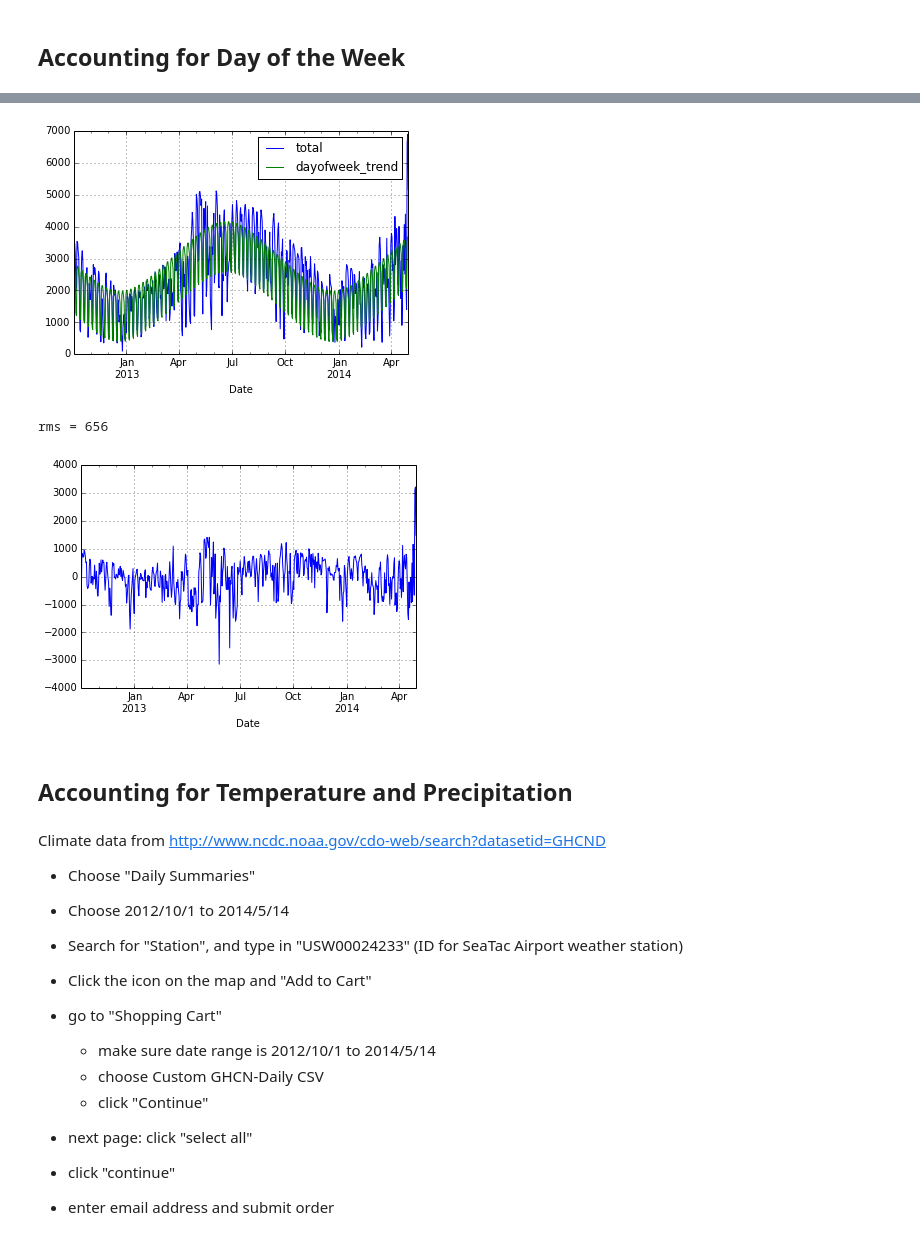
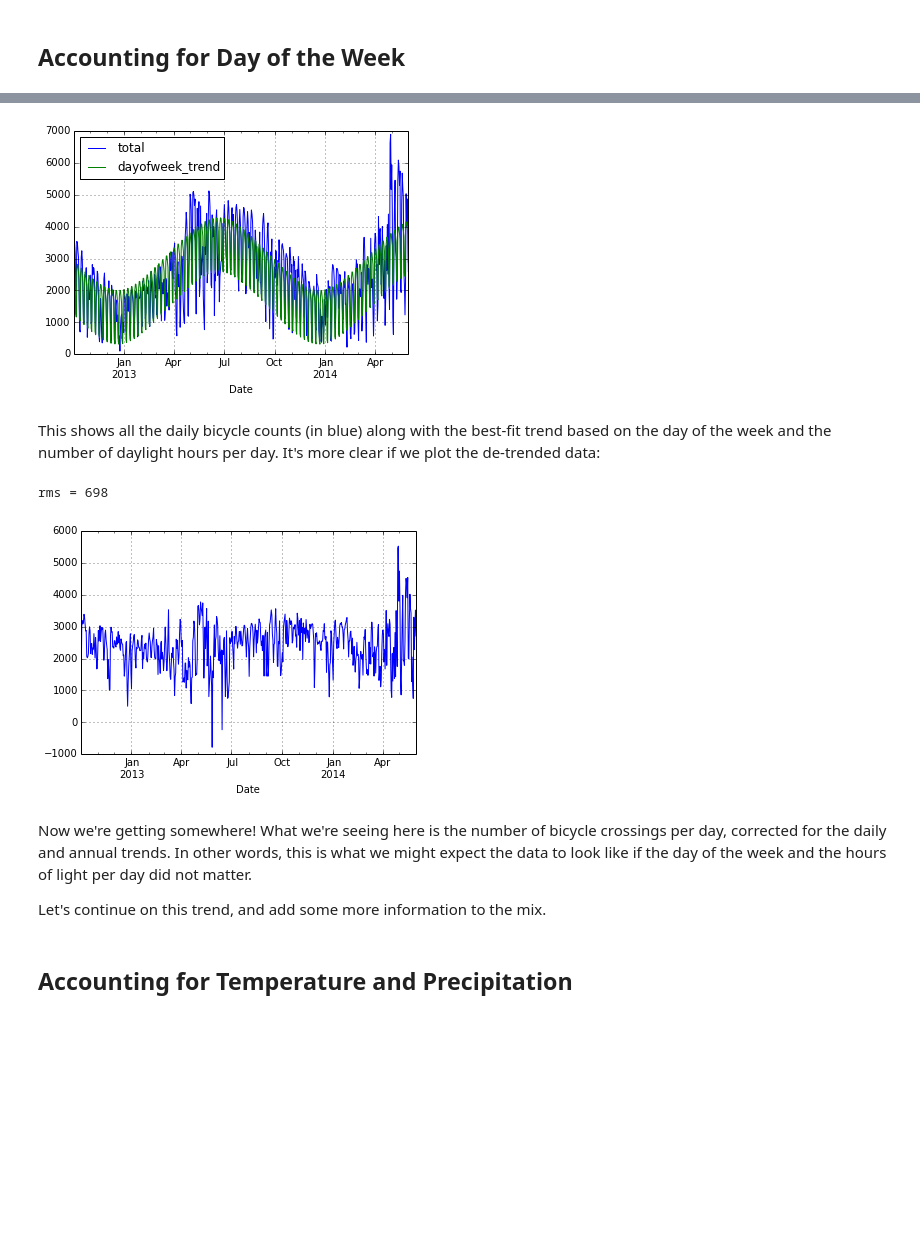
Before and after one commit to jakevdp/SeattleBike, a Jupyter notebook: SeattleCycling.ipynb, the cells around one changed output, grey strips where cells are left out. Saved outputs shown, nothing was run; the diff lists cells and outputs as text; code cells hidden in the pictures; blank space fills up the shorter version.

```diff
--- a/SeattleCycling.ipynb
+++ b/SeattleCycling.ipynb
@@ -105,0 +191,3 @@ daily['daylight'] = map(hours_of_daylight, daily.index)
+# %%
+days = ['Mon', 'Tues', 'Wed', 'Thurs', 'Fri', 'Sat', 'Sun']
+daily['dayofweek'] = daily['total'].index.dayofweek
@@ -106,8 +207,9 @@ daily['daylight'] = map(hours_of_daylight, daily.index)
 # %%
-days = ['Mon', 'Tues', 'Wed', 'Thurs', 'Fri', 'Sat', 'Sun']
+# Add one-hot indicators of
 for i in range(7):
     daily[days[i]] = (daily.index.dayofweek == i).astype(float)
 
+# de-trend on days of the week and daylight together
 X = daily[days + ['daylight']]
 y = daily['total']
 clf = LinearRegression().fit(X, y)
@@ -115,29 +217,19 @@ clf = LinearRegression().fit(X, y)
 daily['dayofweek_trend'] = clf.predict(X)
 daily[['total', 'dayofweek_trend']].plot();
 # %% [output]
-[figure, old version]
+[figure, new version]
+# %% [markdown]
+This shows all the daily bicycle counts (in blue) along with the best-fit trend based on the day of the week and the number of daylight hours per day. It's more clear if we plot the de-trended data:
 # %%
-daily['dayofweek_corrected'] = (daily['total'] - daily['dayofweek_trend'])
+daily['dayofweek_corrected'] = (daily['total'] - daily['dayofweek_trend'] + daily['dayofweek_trend'].mean())
 print("rms = {0:.0f}".format(np.std(daily['dayofweek_corrected'])))
 daily['dayofweek_corrected'].plot();
 # %% [output]
-rms = 656
+rms = 698
-[figure, old version]
+[figure, new version]
+# %% [markdown]
+Now we're getting somewhere! What we're seeing here is the number of bicycle crossings per day, corrected for the daily and annual trends.  In other words, this is what we might expect the data to look like if the day of the week and the hours of light per day did not matter.
+
+Let's continue on this trend, and add some more information to the mix.
 # %% [markdown]
 ## Accounting for Temperature and Precipitation
-# %% [markdown]
-Climate data from http://www.ncdc.noaa.gov/cdo-web/search?datasetid=GHCND
-
-- Choose "Daily Summaries"
-- Choose 2012/10/1 to 2014/5/14
-- Search for "Station", and type in "USW00024233" (ID for SeaTac Airport weather station)
-- Click the icon on the map and "Add to Cart"
-- go to "Shopping Cart"
-
-  - make sure date range is 2012/10/1 to 2014/5/14
-  - choose Custom GHCN-Daily CSV
-  - click "Continue"
-
-- next page: click "select all"
-- click "continue"
-- enter email address and submit order
```
Also changed, not shown: parts of 66 cells of this notebook, 2 other files.
